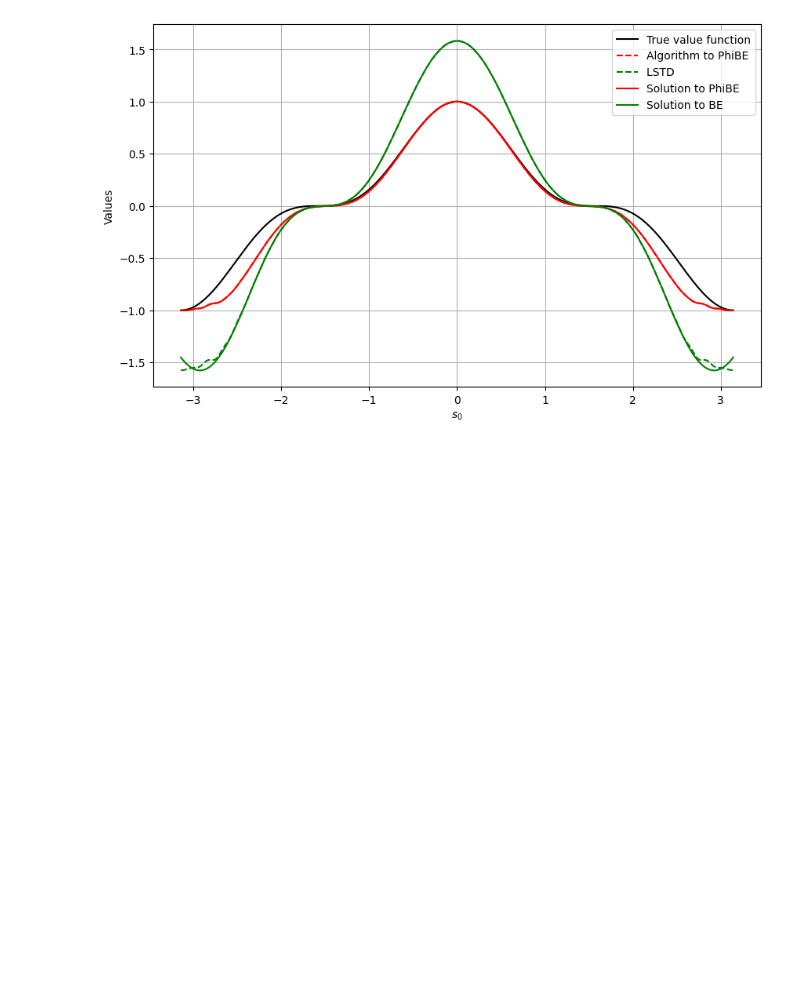
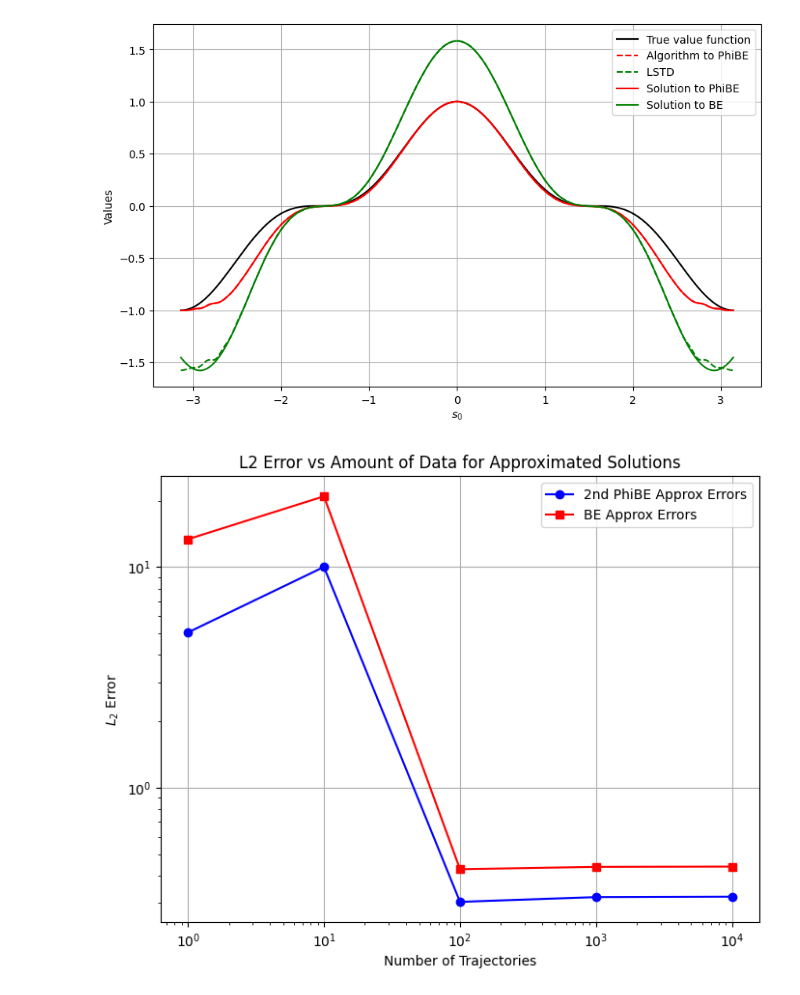
Before and after one commit to KostivArr/PhiBE-, a Jupyter notebook: linear.ipynb, the cells around one changed output. Drawn from its saved outputs; the diff is of its cells as text; code cells hidden in the pictures; blank space fills up the shorter version.

```diff
--- a/linear.ipynb
+++ b/linear.ipynb
@@ -179,3 +178,65 @@ plt.grid(True)
 plt.show()
 # %% [output]
 [figure]
+# %%
+#error w.r.t data amount
+from scipy.integrate import quad
+lambda_ = 0.05
+delta_t = 5
+beta = 0.1
+k = 1
+M = 40
+m = 4
+
+
+def V_true(s):
+    return np.cos(k * s) ** 3
+
+# Function to compute L2 error
+def L2_error(V):
+    integrand = lambda s: (V_true(s) - V(s)) ** 2
+    error = np.sqrt(quad(integrand, -np.pi, np.pi)[0])
+    return error
+
+# List of data amounts
+data_amounts = [1,10,10**2,10**3,10**4]
+
+# Arrays to store errors
+PhiBE_2nd_approx_errors = []
+BE_approx_errors = []
+
+for num_trajectories in data_amounts:
+    trajectories = []
+    s_0_values = np.linspace(-np.pi, np.pi, num_trajectories)
+
+
+    #2nd
+    theta_PhiBE_2nd = Galerkin_2nd_theta(s_0_values,delta_t)
+
+    def V_PhiBE_2nd_approx(s):
+        return (theta_PhiBE_2nd.T @ bases(s)).item()
+
+    PhiBE_2nd_approx_error = L2_error(V_PhiBE_2nd_approx)
+    PhiBE_2nd_approx_errors.append(PhiBE_2nd_approx_error)
+
+    #LSTD
+    theta_LSTD = LSTD_theta(s_0_values,delta_t)
+
+    def V_LSTD_approx(s):
+        return (theta_LSTD.T @ bases(s)).item()
+
+    LSTD_error = L2_error(V_LSTD_approx)
+    BE_approx_errors.append(LSTD_error)
+
+
+plt.figure(figsize=(8, 6))
+plt.loglog(data_amounts, PhiBE_2nd_approx_errors, label='2nd PhiBE Approx Errors', marker='o', color='b')
+plt.loglog(data_amounts, BE_approx_errors, label='BE Approx Errors', marker='s', color='r')
+plt.xlabel('Number of Trajectories')
+plt.ylabel('$L_2$ Error')
+plt.title('L2 Error vs Amount of Data for Approximated Solutions')
+plt.legend()
+plt.grid(True)
+plt.show()
+# %% [output]
+[figure, added]
```
Also changed, not shown: parts of 3 cells of this notebook.
